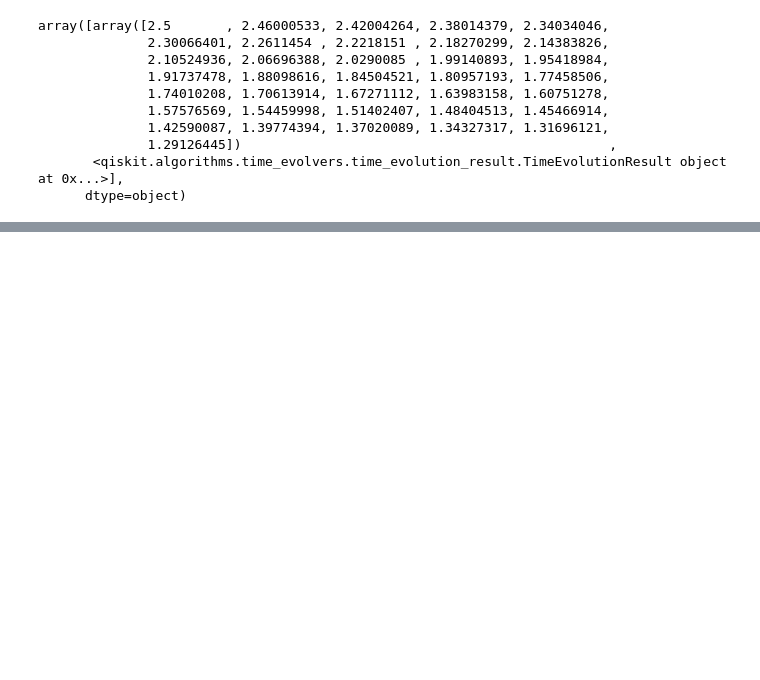
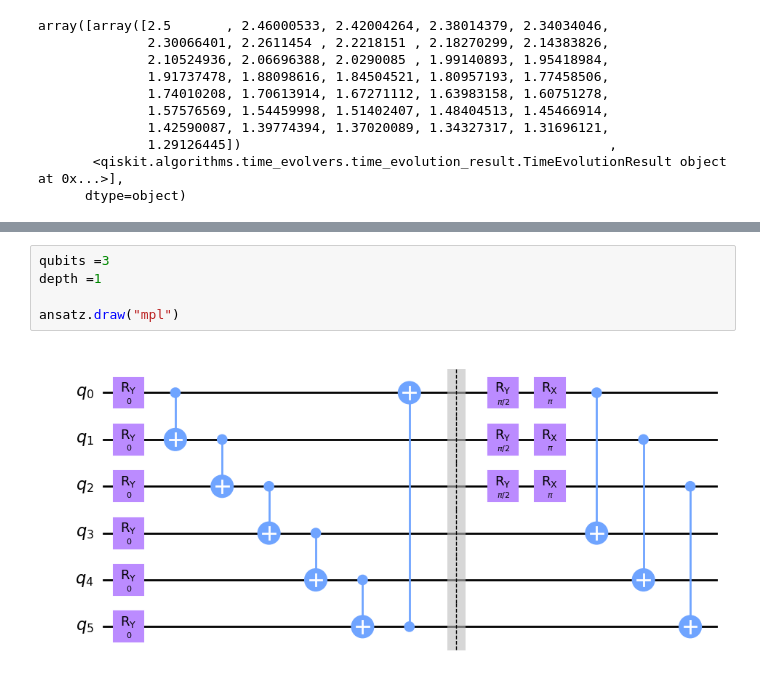
Before and after one commit to burakvarol123/Matrix-Models-with-Quantum-Computing, a Jupyter notebook: tryouts.ipynb, the cells around one changed output, grey strips where cells are left out. Saved outputs shown, nothing was run; the diff lists cells and outputs as text; blank space fills up the shorter version.

```diff
--- a/tryouts.ipynb
+++ b/tryouts.ipynb
@@ -100,0 +127,7 @@ array([array([2.5       , 2.46000533, 2.42004264, 2.38014379, 2.34034046,
+# %%
+qubits =3
+depth =1
+
+ansatz.draw("mpl")
+# %% [output]
+[figure, added]
```
Also changed, not shown: parts of 8 cells of this notebook, 13 other files.
